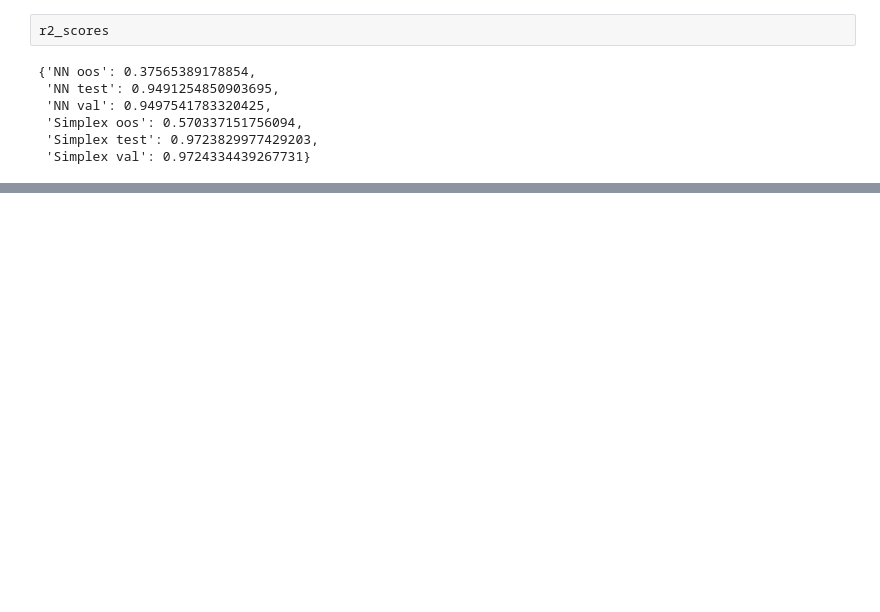
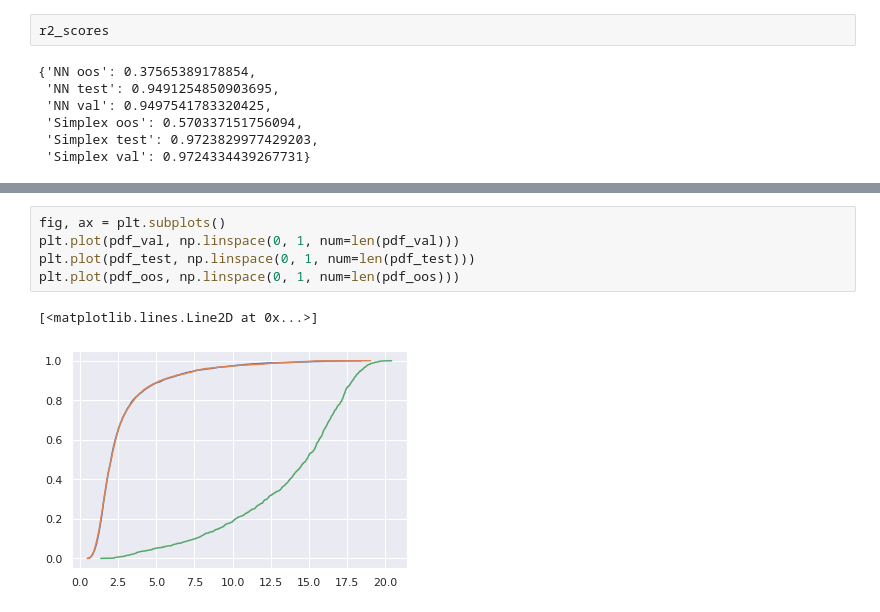
Before and after one commit to simonEllershaw/latent_variable_OOD, a Jupyter notebook: transformer_training.ipynb, the cells around one changed output, grey strips where cells are left out. Cells and saved outputs as stored; diff of their text form; blank space fills up the shorter version.

```diff
--- a/transformer_training.ipynb
+++ b/transformer_training.ipynb
@@ -377,0 +368,8 @@ r2_scores
+# %%
+fig, ax = plt.subplots()
+plt.plot(pdf_val, np.linspace(0, 1, num=len(pdf_val)))
+plt.plot(pdf_test, np.linspace(0, 1, num=len(pdf_test)))
+plt.plot(pdf_oos, np.linspace(0, 1, num=len(pdf_oos)))
+# %% [output]
+[<matplotlib.lines.Line2D at 0x...>]
+[figure, added]
```
Also changed, not shown: parts of 49 cells of this notebook.
